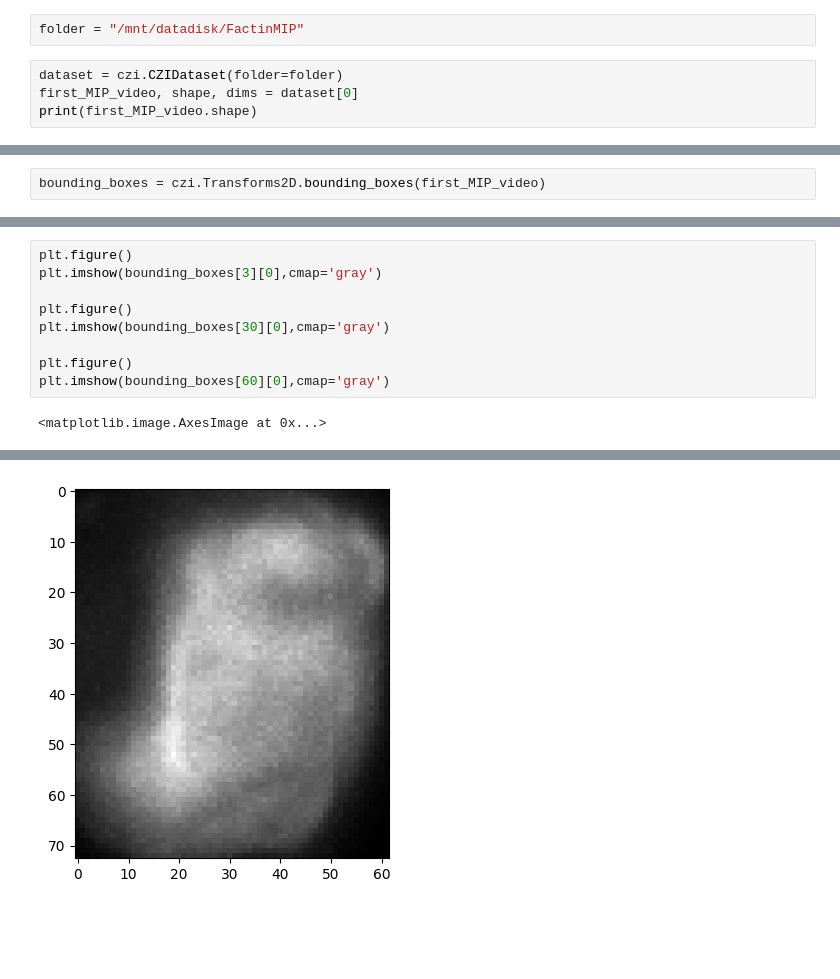
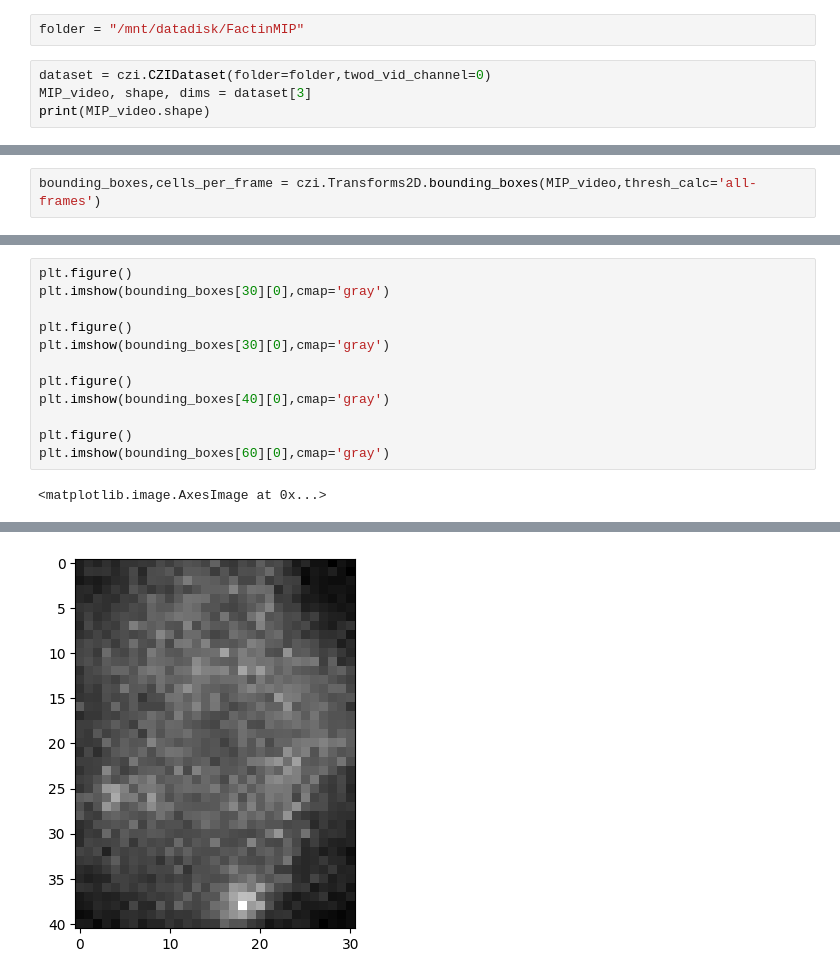
Before and after one commit to SammyAgrawal/ActinMotionPrediction, a Jupyter notebook: torch_datasets/example_use.ipynb, the cells around one changed output, grey strips where cells are left out. Saved outputs shown, nothing was run; the diff lists cells and outputs as text; blank space fills up the shorter version.

```diff
--- a/torch_datasets/example_use.ipynb
+++ b/torch_datasets/example_use.ipynb
@@ -13,7 +13,7 @@ skimage.__version__
 # %%
 folder = "/mnt/datadisk/FactinMIP"
 # %%
-dataset = czi.CZIDataset(folder=folder)
-first_MIP_video, shape, dims = dataset[0]
-print(first_MIP_video.shape)
+dataset = czi.CZIDataset(folder=folder,twod_vid_channel=0)
+MIP_video, shape, dims = dataset[3]
+print(MIP_video.shape)
 # %% [output]
@@ -76,2 +74,2 @@ plt.show()
 # %%
-bounding_boxes = czi.Transforms2D.bounding_boxes(first_MIP_video)
+bounding_boxes,cells_per_frame = czi.Transforms2D.bounding_boxes(MIP_video,thresh_calc='all-frames')
@@ -96,11 +85,14 @@ bounding_boxes = czi.Transforms2D.bounding_boxes(first_MIP_video)
 # %%
 plt.figure()
-plt.imshow(bounding_boxes[3][0],cmap='gray')
+plt.imshow(bounding_boxes[30][0],cmap='gray')
 
 plt.figure()
 plt.imshow(bounding_boxes[30][0],cmap='gray')
 
 plt.figure()
+plt.imshow(bounding_boxes[40][0],cmap='gray')
+
+plt.figure()
 plt.imshow(bounding_boxes[60][0],cmap='gray')
 # %% [output]
 <matplotlib.image.AxesImage at 0x...>
@@ -108 +100 @@ plt.imshow(bounding_boxes[60][0],cmap='gray')
-[figure, old version]
+[figure, new version]
```
Also changed, not shown: parts of 7 cells of this notebook, 1 other file.
